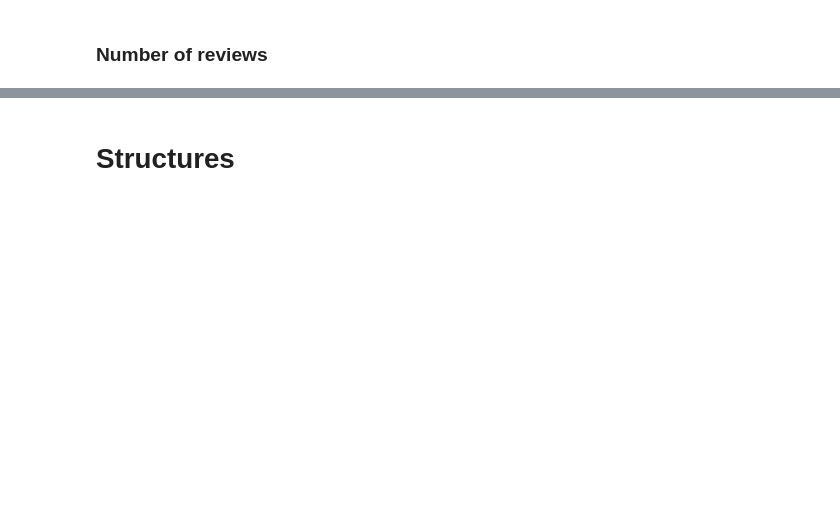
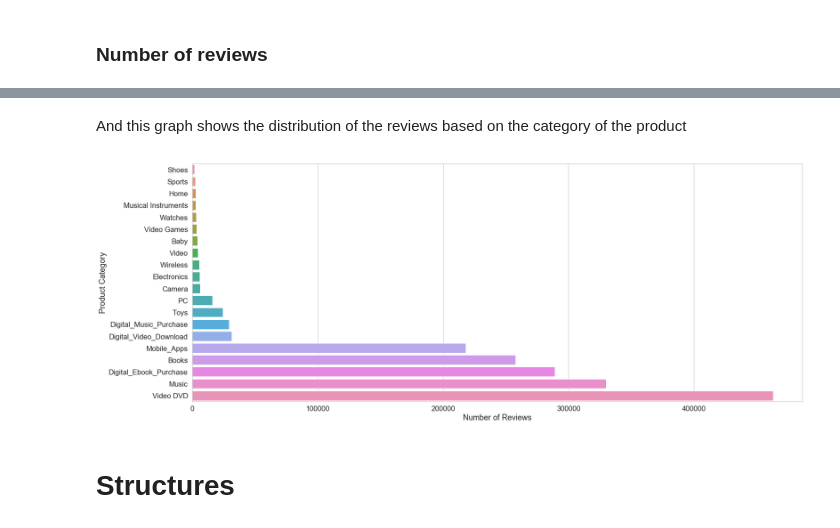
Before and after one commit to carmignanivittorio/Amazon-review-dataset-analysis, a Jupyter notebook: DataProcessing.ipynb, the cells around one changed output, grey strips where cells are left out. Cells and saved outputs as stored; diff of their text form; code cells hidden in the pictures; blank space fills up the shorter version.

```diff
--- a/DataProcessing.ipynb
+++ b/DataProcessing.ipynb
@@ -199,2 +165,12 @@ Number of total reviews = 1702443
+# %% [markdown]
+And this graph shows the distribution of the reviews based on the category of the product
+# %%
+category_table = df[["product_category","review_headline"]].groupby(["product_category"]).count().reset_index().sort_values(["review_headline"])
+sns.barplot(x="review_headline",y ="product_category", data=category_table)
+plt.xlabel("Number of Reviews")
+plt.ylabel("Product Category")
+plt.show()
+# %% [output]
+[figure, added]
 # %% [markdown]
 # Structures
```
Also changed, not shown: parts of 29 cells of this notebook, 1 other file.
